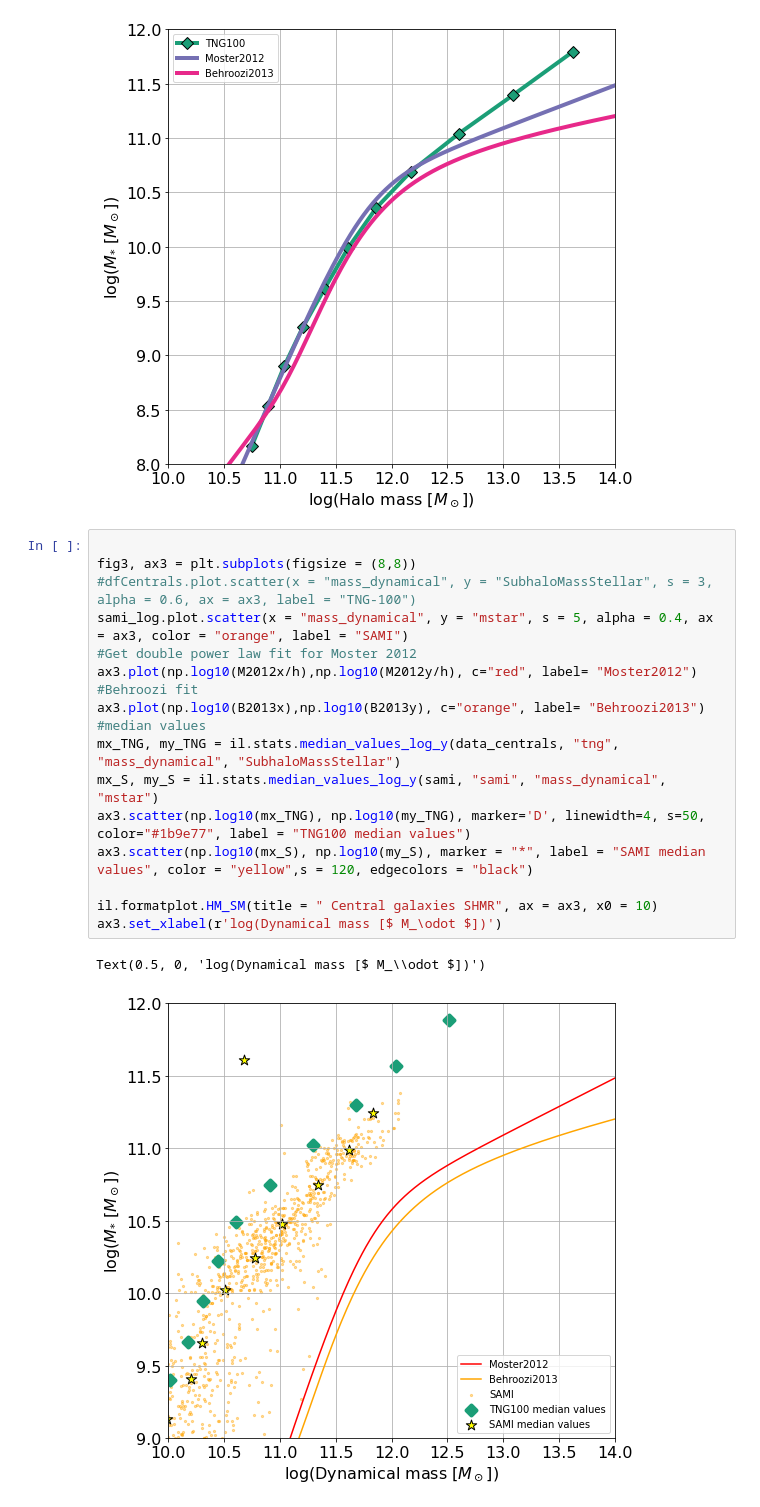
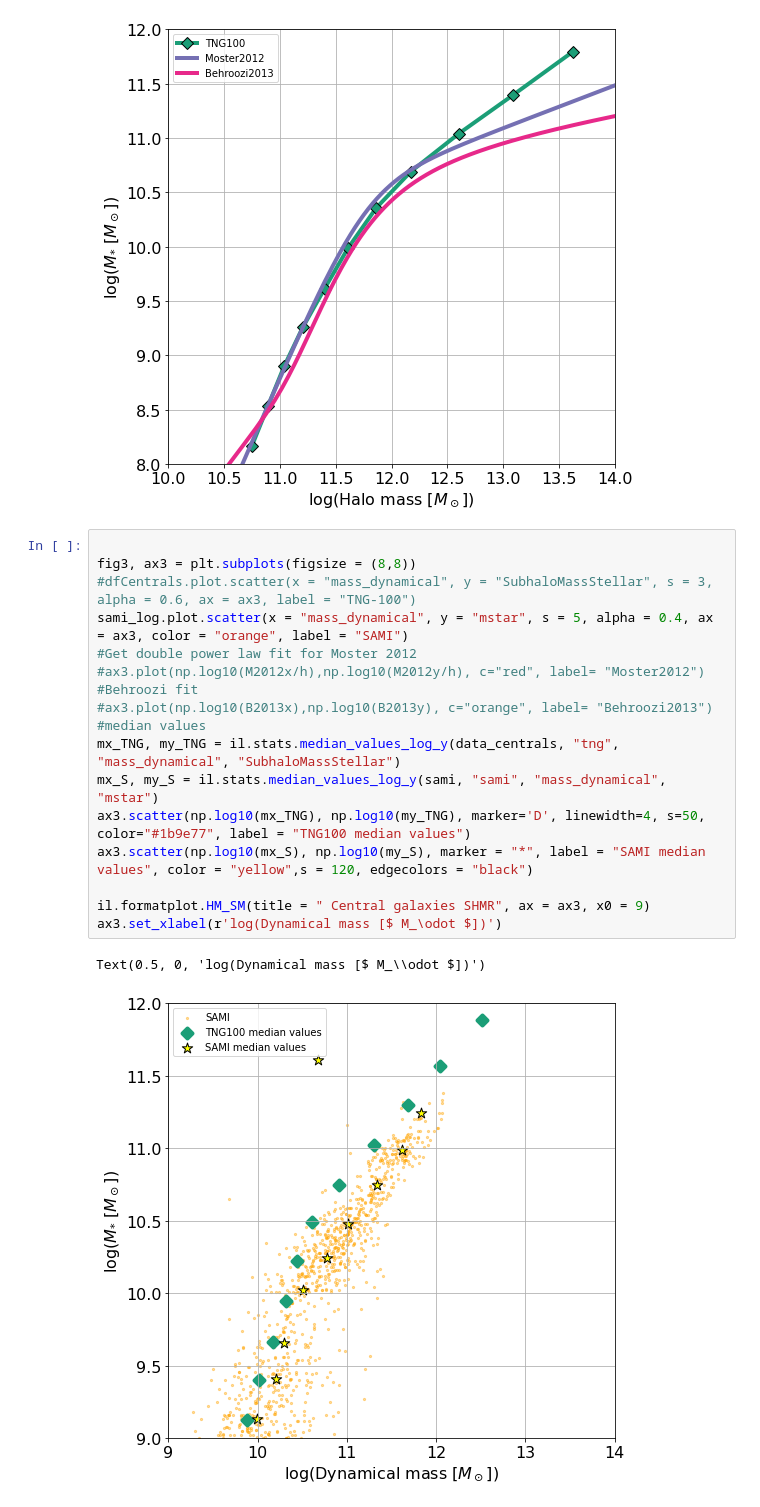
Before and after one commit to choisant/illustris-project, a Jupyter notebook: src/SHMR.ipynb, the cells around one changed output. Drawn from its saved outputs; the diff is of its cells as text.

```diff
--- a/src/SHMR.ipynb
+++ b/src/SHMR.ipynb
@@ -99,20 +99,20 @@ il.formatplot.HM_SM(title = " Central galaxies SHMR", ax= ax2, y0 = 8, x0= 10)
 # %%
 
 fig3, ax3 = plt.subplots(figsize = (8,8))
 #dfCentrals.plot.scatter(x = "mass_dynamical", y = "SubhaloMassStellar", s = 3, alpha = 0.6, ax = ax3, label = "TNG-100")
 sami_log.plot.scatter(x = "mass_dynamical", y = "mstar", s = 5, alpha = 0.4, ax = ax3, color = "orange", label = "SAMI")
 #Get double power law fit for Moster 2012
-ax3.plot(np.log10(M2012x/h),np.log10(M2012y/h), c="red", label= "Moster2012")
+#ax3.plot(np.log10(M2012x/h),np.log10(M2012y/h), c="red", label= "Moster2012")
 #Behroozi fit
-ax3.plot(np.log10(B2013x),np.log10(B2013y), c="orange", label= "Behroozi2013")
+#ax3.plot(np.log10(B2013x),np.log10(B2013y), c="orange", label= "Behroozi2013")
 #median values
 mx_TNG, my_TNG = il.stats.median_values_log_y(data_centrals, "tng", "mass_dynamical", "SubhaloMassStellar")
 mx_S, my_S = il.stats.median_values_log_y(sami, "sami", "mass_dynamical", "mstar")
 ax3.scatter(np.log10(mx_TNG), np.log10(my_TNG), marker='D', linewidth=4, s=50, color="#1b9e77", label = "TNG100 median values")
 ax3.scatter(np.log10(mx_S), np.log10(my_S), marker = "*", label = "SAMI median values", color = "yellow",s = 120, edgecolors = "black")
 
-il.formatplot.HM_SM(title = " Central galaxies SHMR", ax = ax3, x0 = 10)
+il.formatplot.HM_SM(title = " Central galaxies SHMR", ax = ax3, x0 = 9)
 ax3.set_xlabel(r'log(Dynamical mass [$ M_\odot $])')
 # %% [output]
 Text(0.5, 0, 'log(Dynamical mass [$ M_\\odot $])')
-[figure, old version]
+[figure, new version]
```
Also changed, not shown: 19 other files.
